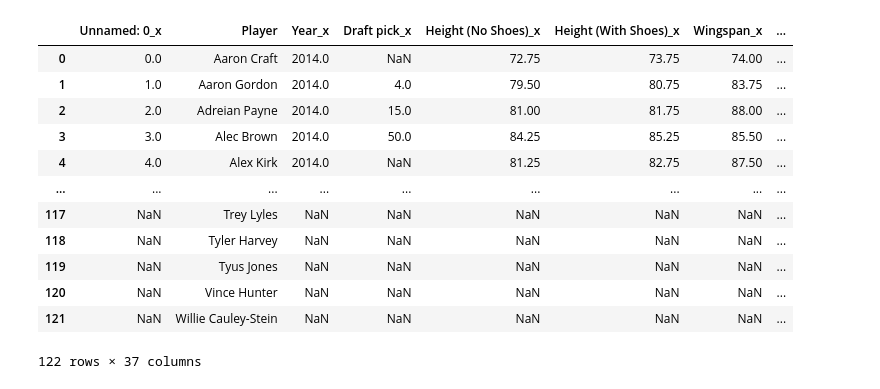
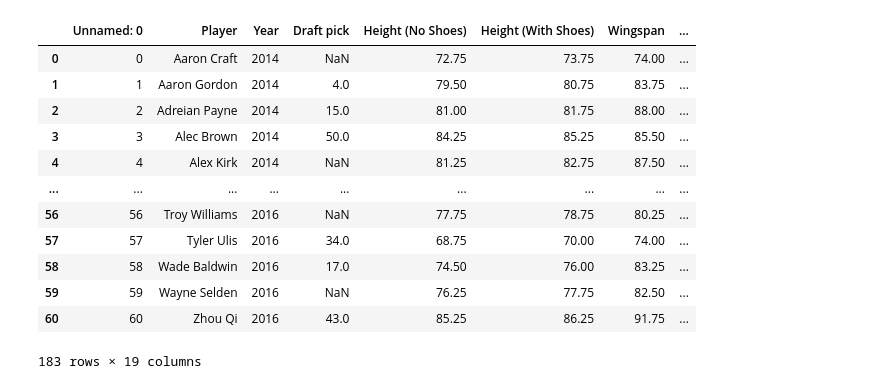
Before and after one commit to jmbnw9/ETL_Project, a Jupyter notebook: combine_data.ipynb, the cells around one changed output. Drawn from its saved outputs; the diff is of its cells as text; code cells hidden in the pictures.

```diff
--- a/combine_data.ipynb
+++ b/combine_data.ipynb
@@ -21,6 +23,3 @@ nba16_csv = "Resources/2016_nba.csv"
 nba14_df = pd.read_csv(nba14_csv)
 nba15_df = pd.read_csv(nba15_csv)
 nba16_df = pd.read_csv(nba16_csv)
-# %%
-nba14_df.reset_index(drop=True, inplace=True)
-nba14_df.set_index('Player')
@@ -46,3 +25,0 @@ nba14_df.set_index('Player')
-# %%
-nba15_df.reset_index(drop=True, inplace=True)
-nba15_df.set_index('Player')
@@ -64,3 +25,0 @@ nba15_df.set_index('Player')
-# %%
-nba16_df.reset_index(drop=True, inplace=True)
-nba16_df.set_index('Player')
@@ -82,17 +26,18 @@ nba16_df.set_index('Player')
-# %%
-combine_df = pd.merge(nba14_df, nba15_df, on="Player", how="outer")
-combine_df
-# %% [output]
-|  | Unnamed: 0_x | Player | Year_x | Draft pick_x | Height (No Shoes)_x | Height (With Shoes)_x | Wingspan_x | ... |
-| 0 | 0.0 | Aaron Craft | 2014.0 | NaN | 72.75 | 73.75 | 74.00 | ... |
-| 1 | 1.0 | Aaron Gordon | 2014.0 | 4.0 | 79.50 | 80.75 | 83.75 | ... |
-| 2 | 2.0 | Adreian Payne | 2014.0 | 15.0 | 81.00 | 81.75 | 88.00 | ... |
-| 3 | 3.0 | Alec Brown | 2014.0 | 50.0 | 84.25 | 85.25 | 85.50 | ... |
-| 4 | 4.0 | Alex Kirk | 2014.0 | NaN | 81.25 | 82.75 | 87.50 | ... |
-| ... | ... | ... | ... | ... | ... | ... | ... | ... |
-| 117 | NaN | Trey Lyles | NaN | NaN | NaN | NaN | NaN | ... |
-| 118 | NaN | Tyler Harvey | NaN | NaN | NaN | NaN | NaN | ... |
-| 119 | NaN | Tyus Jones | NaN | NaN | NaN | NaN | NaN | ... |
-| 120 | NaN | Vince Hunter | NaN | NaN | NaN | NaN | NaN | ... |
-| 121 | NaN | Willie Cauley-Stein | NaN | NaN | NaN | NaN | NaN | ... |
-122 rows × 37 columns
+# %%
+frames = [nba14_df, nba15_df, nba16_df]
+combine_df = pd.concat(frames)
+combine_df
+# %% [output]
+|  | Unnamed: 0 | Player | Year | Draft pick | Height (No Shoes) | Height (With Shoes) | Wingspan | ... |
+| 0 | 0 | Aaron Craft | 2014 | NaN | 72.75 | 73.75 | 74.00 | ... |
+| 1 | 1 | Aaron Gordon | 2014 | 4.0 | 79.50 | 80.75 | 83.75 | ... |
+| 2 | 2 | Adreian Payne | 2014 | 15.0 | 81.00 | 81.75 | 88.00 | ... |
+| 3 | 3 | Alec Brown | 2014 | 50.0 | 84.25 | 85.25 | 85.50 | ... |
+| 4 | 4 | Alex Kirk | 2014 | NaN | 81.25 | 82.75 | 87.50 | ... |
+| ... | ... | ... | ... | ... | ... | ... | ... | ... |
+| 56 | 56 | Troy Williams | 2016 | NaN | 77.75 | 78.75 | 80.25 | ... |
+| 57 | 57 | Tyler Ulis | 2016 | 34.0 | 68.75 | 70.00 | 74.00 | ... |
+| 58 | 58 | Wade Baldwin | 2016 | 17.0 | 74.50 | 76.00 | 83.25 | ... |
+| 59 | 59 | Wayne Selden | 2016 | NaN | 76.25 | 77.75 | 82.50 | ... |
+| 60 | 60 | Zhou Qi | 2016 | 43.0 | 85.25 | 86.25 | 91.75 | ... |
+183 rows × 19 columns
```
Also changed, not shown: parts of 12 cells of this notebook.
